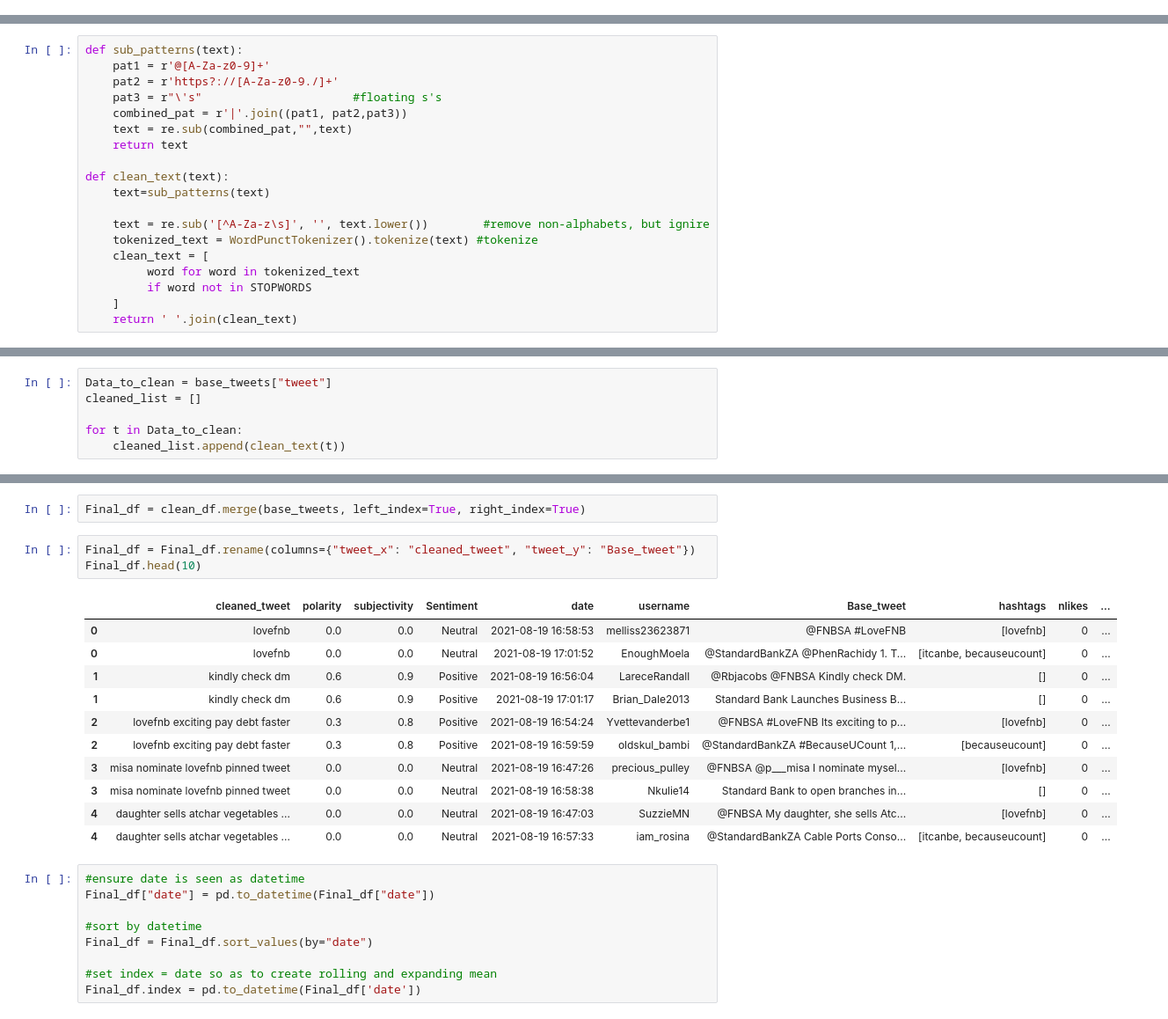
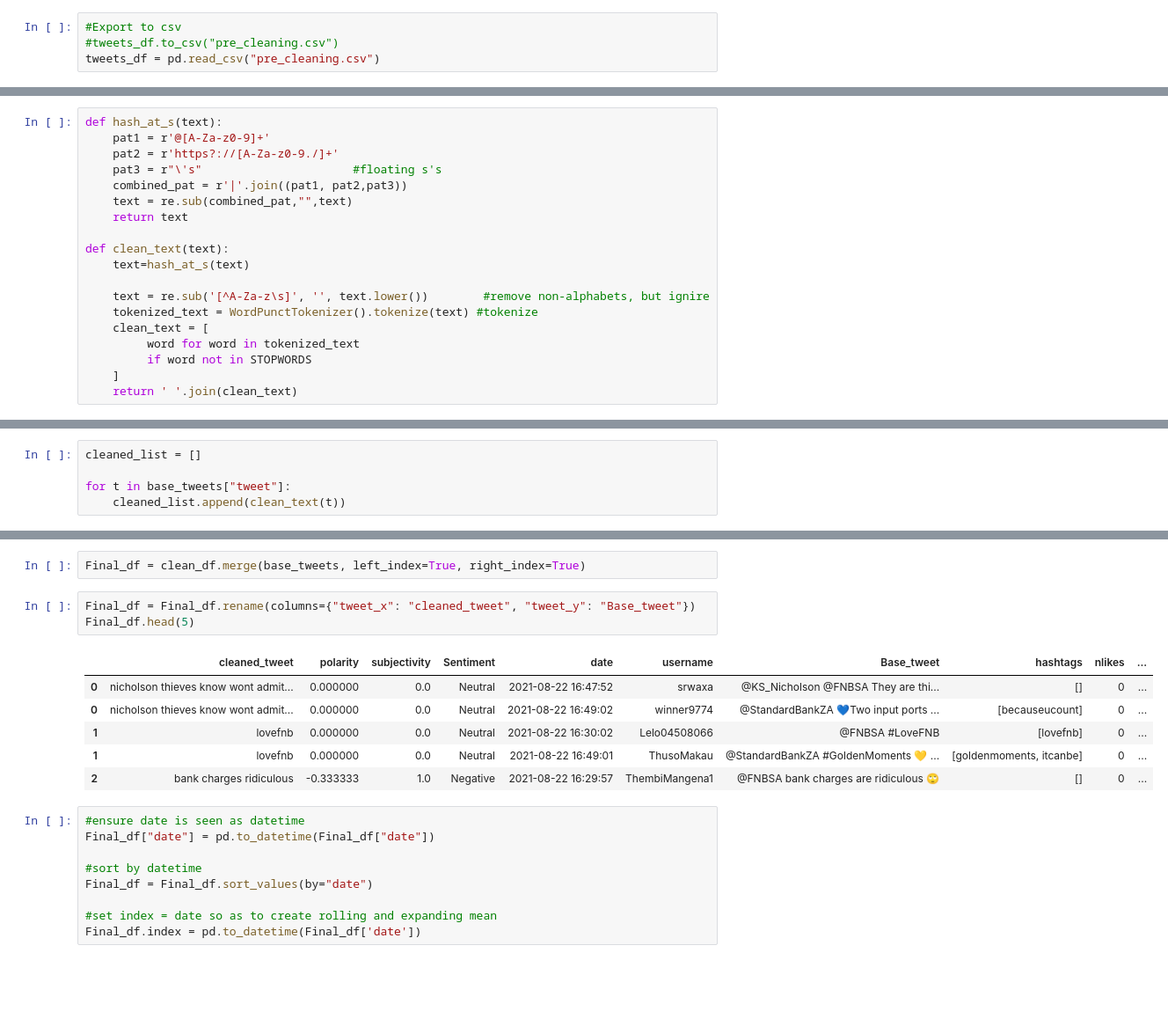
Before and after one commit to Slyth3/Sentiment-analysis-of-South-African-Banks-POC, a Jupyter notebook: Twint_SentimentAnalysis.ipynb, the cells around one changed output, grey strips where cells are left out. Shown: that part at 88% size. Drawn from its saved outputs; the diff is of its cells as text; blank space fills up the shorter version.

```diff
--- a/Twint_SentimentAnalysis.ipynb
+++ b/Twint_SentimentAnalysis.ipynb
@@ -140,5 +133,9 @@ running: FNBSA
 # %% [markdown]
 ## Pandas - analyse the data
+# %%
+#Export to csv
+#tweets_df.to_csv("pre_cleaning.csv")
+tweets_df = pd.read_csv("pre_cleaning.csv")
 # %%
 len(tweets_df)
 # %% [output]
@@ -160,7 +165,7 @@ base_tweets.head()
 # %% [markdown]
 ### Cleaning tweet data
 # %%
-def sub_patterns(text):
+def hash_at_s(text):
     pat1 = r'@[A-Za-z0-9]+'
     pat2 = r'https?://[A-Za-z0-9./]+'
     pat3 = r"\'s"                      #floating s's
@@ -169,7 +174,7 @@ def sub_patterns(text):
     return text
 
 def clean_text(text):
-    text=sub_patterns(text)
+    text=hash_at_s(text)
 
     text = re.sub('[^A-Za-z\s]', '', text.lower())        #remove non-alphabets, but ignire
     tokenized_text = WordPunctTokenizer().tokenize(text) #tokenize
@@ -181,10 +186,9 @@ def clean_text(text):
 # %% [markdown]
 #### run tween cleaner
 # %%
-Data_to_clean = base_tweets["tweet"]
 cleaned_list = []
 
-for t in Data_to_clean:
+for t in base_tweets["tweet"]:
     cleaned_list.append(clean_text(t))
 # %%
 ##make a dataframe for sentiment analysis
@@ -239,19 +243,14 @@ clean_df.head()
 Final_df = clean_df.merge(base_tweets, left_index=True, right_index=True)
 # %%
 Final_df = Final_df.rename(columns={"tweet_x": "cleaned_tweet", "tweet_y": "Base_tweet"})
-Final_df.head(10)
+Final_df.head(5)
 # %% [output]
 |  | cleaned_tweet | polarity | subjectivity | Sentiment | date | username | Base_tweet | hashtags | nlikes | ... |
-| 0 | lovefnb | 0.0 | 0.0 | Neutral | 2021-08-19 16:58:53 | melliss23623871 | @FNBSA #LoveFNB | [lovefnb] | 0 | ... |
-| 0 | lovefnb | 0.0 | 0.0 | Neutral | 2021-08-19 17:01:52 | EnoughMoela | @StandardBankZA @PhenRachidy 1. T... | [itcanbe, becauseucount] | 0 | ... |
-| 1 | kindly check dm | 0.6 | 0.9 | Positive | 2021-08-19 16:56:04 | LareceRandall | @Rbjacobs @FNBSA Kindly check DM. | [] | 0 | ... |
-| 1 | kindly check dm | 0.6 | 0.9 | Positive | 2021-08-19 17:01:17 | Brian_Dale2013 | Standard Bank Launches Business B... | [] | 0 | ... |
-| 2 | lovefnb exciting pay debt faster | 0.3 | 0.8 | Positive | 2021-08-19 16:54:24 | Yvettevanderbe1 | @FNBSA #LoveFNB Its exciting to p... | [lovefnb] | 0 | ... |
-| 2 | lovefnb exciting pay debt faster | 0.3 | 0.8 | Positive | 2021-08-19 16:59:59 | oldskul_bambi | @StandardBankZA #BecauseUCount 1,... | [becauseucount] | 0 | ... |
-| 3 | misa nominate lovefnb pinned tweet | 0.0 | 0.0 | Neutral | 2021-08-19 16:47:26 | precious_pulley | @FNBSA @p___misa I nominate mysel... | [lovefnb] | 0 | ... |
-| 3 | misa nominate lovefnb pinned tweet | 0.0 | 0.0 | Neutral | 2021-08-19 16:58:38 | Nkulie14 | Standard Bank to open branches in... | [] | 0 | ... |
-| 4 | daughter sells atchar vegetables ... | 0.0 | 0.0 | Neutral | 2021-08-19 16:47:03 | SuzzieMN | @FNBSA My daughter, she sells Atc... | [lovefnb] | 0 | ... |
-| 4 | daughter sells atchar vegetables ... | 0.0 | 0.0 | Neutral | 2021-08-19 16:57:33 | iam_rosina | @StandardBankZA Cable Ports Conso... | [itcanbe, becauseucount] | 0 | ... |
+| 0 | nicholson thieves know wont admit... | 0.000000 | 0.0 | Neutral | 2021-08-22 16:47:52 | srwaxa | @KS_Nicholson @FNBSA They are thi... | [] | 0 | ... |
+| 0 | nicholson thieves know wont admit... | 0.000000 | 0.0 | Neutral | 2021-08-22 16:49:02 | winner9774 | @StandardBankZA 💙Two input ports ... | [becauseucount] | 0 | ... |
+| 1 | lovefnb | 0.000000 | 0.0 | Neutral | 2021-08-22 16:30:02 | Lelo04508066 | @FNBSA #LoveFNB | [lovefnb] | 0 | ... |
+| 1 | lovefnb | 0.000000 | 0.0 | Neutral | 2021-08-22 16:49:01 | ThusoMakau | @StandardBankZA #GoldenMoments 💛 ... | [goldenmoments, itcanbe] | 0 | ... |
+| 2 | bank charges ridiculous | -0.333333 | 1.0 | Negative | 2021-08-22 16:29:57 | ThembiMangena1 | @FNBSA bank charges are ridiculous 🙄 | [] | 0 | ... |
 # %%
 #ensure date is seen as datetime
 Final_df["date"] = pd.to_datetime(Final_df["date"])
```
Also changed, not shown: parts of 25 cells of this notebook, 5 other files.
